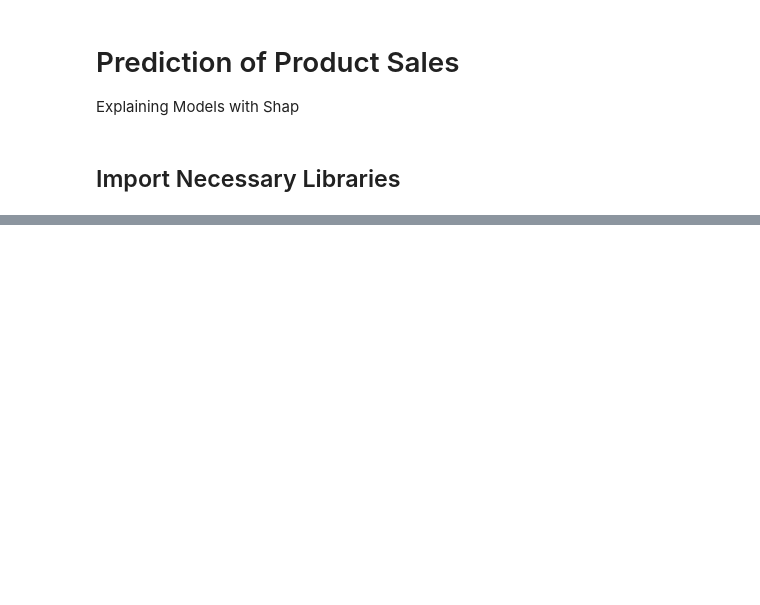
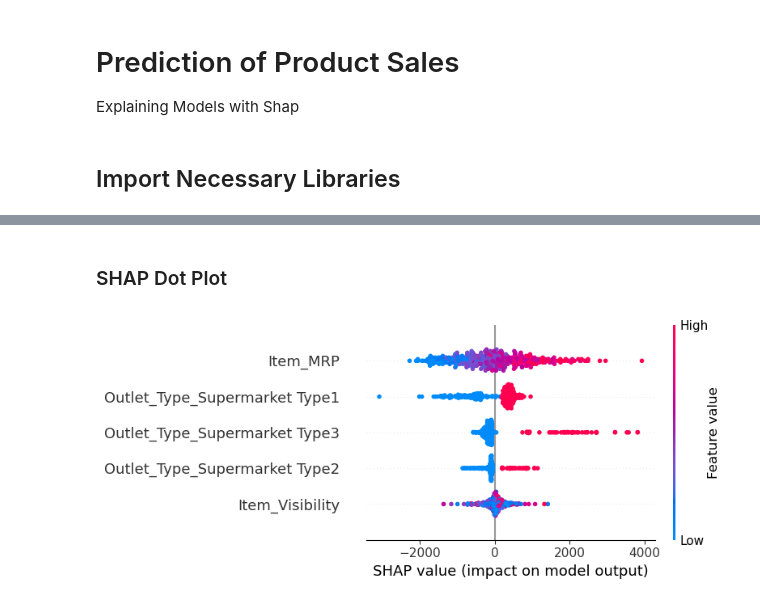
Before and after one commit to whitefreeze/Prediction-of-Product-Sales, a Jupyter notebook: Explaining Models with Shap.ipynb, the cells around one changed output, grey strips where cells are left out. Drawn from its saved outputs; the diff is of its cells as text; code cells hidden in the pictures; blank space fills up the shorter version.

```diff
--- a/Explaining Models with Shap.ipynb
+++ b/Explaining Models with Shap.ipynb
@@ -36,0 +164,7 @@ pd.set_option('display.float_format', lambda x: f"{x:,.2f}")
+# %% [markdown]
+### SHAP Dot Plot
+# %%
+# SHAP values in barplot
+shap.summary_plot(shap_values, features = X_shap, plot_type = 'dot', max_display = 5);
+# %% [output]
+[figure, added]
```
Also changed, not shown: parts of 22 cells of this notebook, 3 other files.
